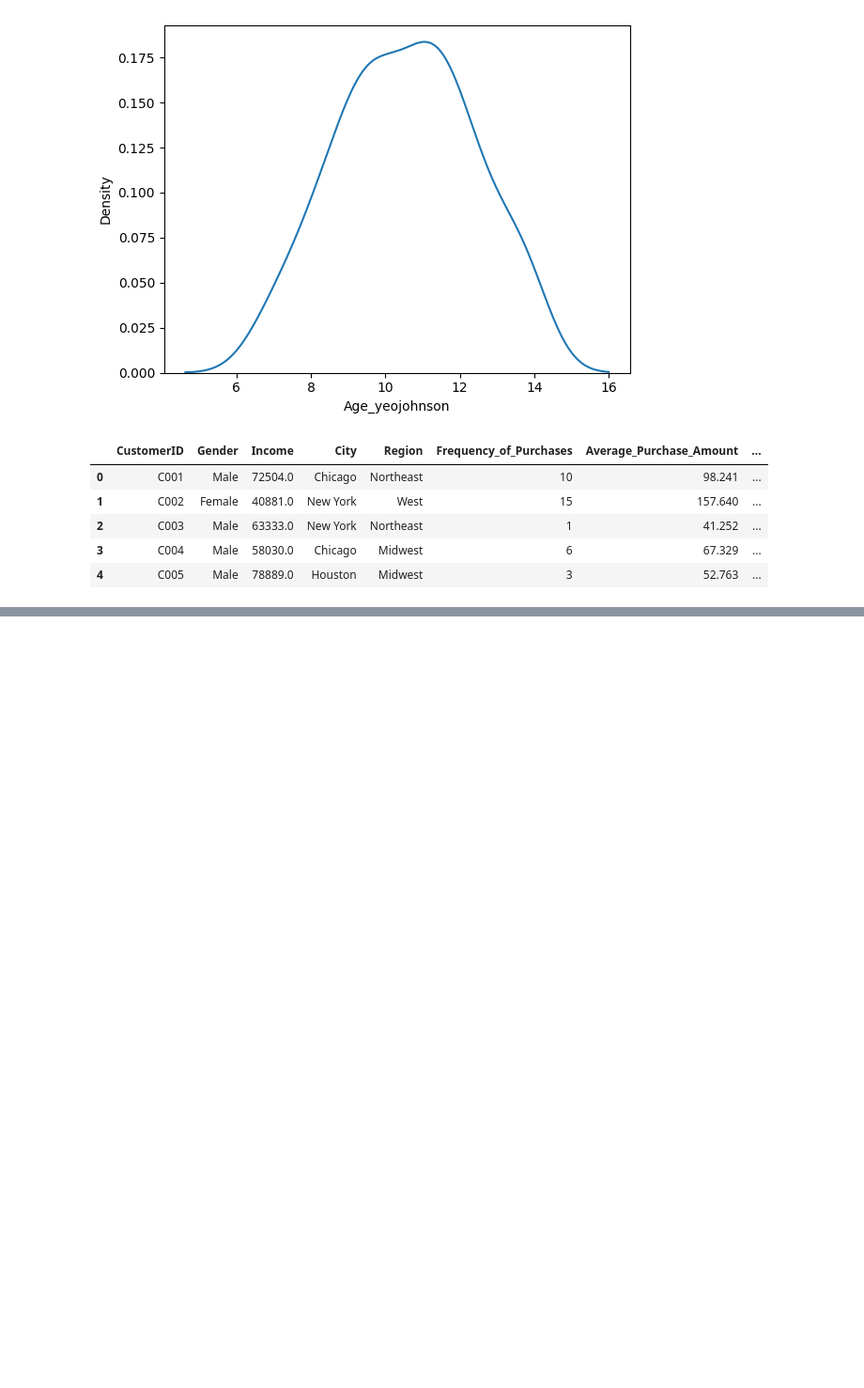
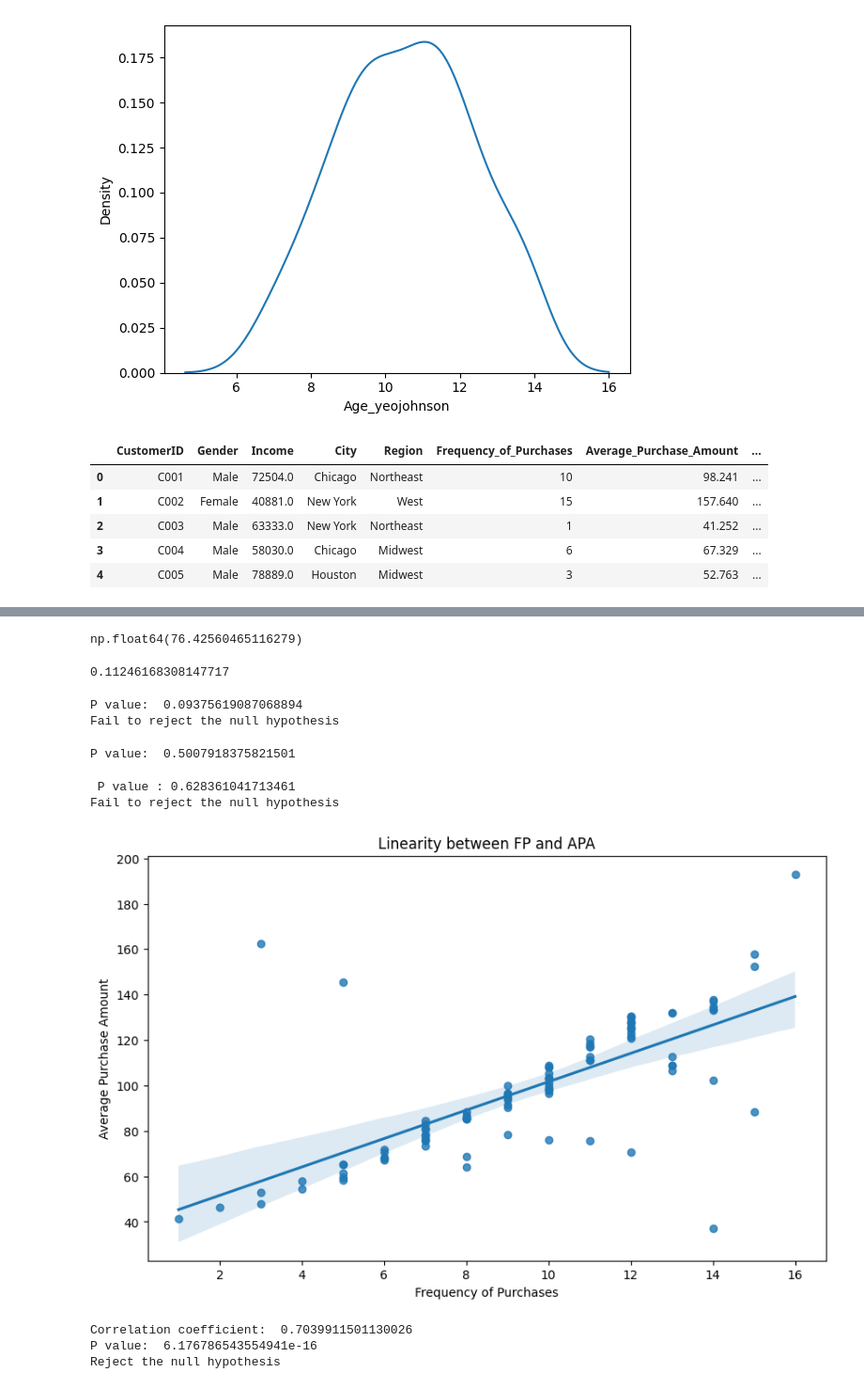
Before and after one commit to nsn-mah6/data_analysis_Beginnning, a Jupyter notebook: data_analysis.ipynb, the cells around one changed output, grey strips where cells are left out. Shown at 94% size. Saved outputs shown, nothing was run; the diff lists cells and outputs as text; code cells hidden in the pictures; blank space fills up the shorter version.

```diff
--- a/data_analysis.ipynb
+++ b/data_analysis.ipynb
@@ -759,0 +794,74 @@ preprocessed_data.head()
+# %%
+existing_customers.mean()
+# %% [output]
+np.float64(76.42560465116279)
+# %%
+stat, p_value = shapiro(preprocessed_data['Frequency_of_Purchases'])
+print(p_value)
+# %% [output]
+0.11246168308147717
+# %%
+chicago_cust = preprocessed_data.query('City == "Chicago"')['Frequency_of_Purchases']
+newyork_cust = preprocessed_data.query('City == "New York"')['Frequency_of_Purchases']
+houston_cust = preprocessed_data.query('City == "Houston"')['Frequency_of_Purchases']
+losangeles_cust = preprocessed_data.query('City == "Los Angeles"')['Frequency_of_Purchases']
+
+Test_stat, p_value = stats.f_oneway(chicago_cust, newyork_cust, houston_cust, losangeles_cust)
+print("P value: ", p_value)
+
+if p_value < 0.05:
+    print('Reject the null hypothesis')
+else:
+    print('Fail to reject the null hypothesis')
+# %% [output]
+P value:  0.09375619087068894
+Fail to reject the null hypothesis
+# %%
+from scipy.stats import levene
+
+stats, p_value = levene(chicago_cust, newyork_cust, houston_cust, losangeles_cust)
+print('P value: ', p_value)
+# %% [output]
+P value:  0.5007918375821501
+# %%
+from scipy.stats import chi2_contingency
+
+cross_tab = pd.crosstab(preprocessed_data['Purchase_Channel'], preprocessed_data['Region'])
+
+chi2, p_value, dof, expected = chi2_contingency(cross_tab)
+print(" P value :", p_value)
+
+if p_value < 0.05:
+    print('Reject the null hypothesis')
+else:
+    print('Fail to reject the null hypothesis')
+# %% [output]
+ P value : 0.628361041713461
+Fail to reject the null hypothesis
+# %%
+plt.figure(figsize = (10, 6))
+sns.regplot(x = 'Frequency_of_Purchases', y = 'Average_Purchase_Amount', data = preprocessed_data)
+plt.title('Linearity between FP and APA')
+plt.xlabel('Frequency of Purchases')
+plt.ylabel('Average Purchase Amount')
+plt.show()
+# %% [output]
+[figure, added]
+# %%
+from scipy.stats import pearsonr
+
+purchase_frequency = preprocessed_data['Frequency_of_Purchases']
+purchase_amount = preprocessed_data['Average_Purchase_Amount']
+
+corr, p_value = pearsonr(purchase_frequency, purchase_amount)
+print("Correlation coefficient: ", corr)
+print("P value: ", p_value)
+
+if p_value < 0.05:
+    print('Reject the null hypothesis')
+else:
+    print('Fail to reject the null hypothesis')
+# %% [output]
+Correlation coefficient:  0.7039911501130026
+P value:  6.176786543554941e-16
+Reject the null hypothesis
```
Also changed, not shown: parts of 8 cells of this notebook.
